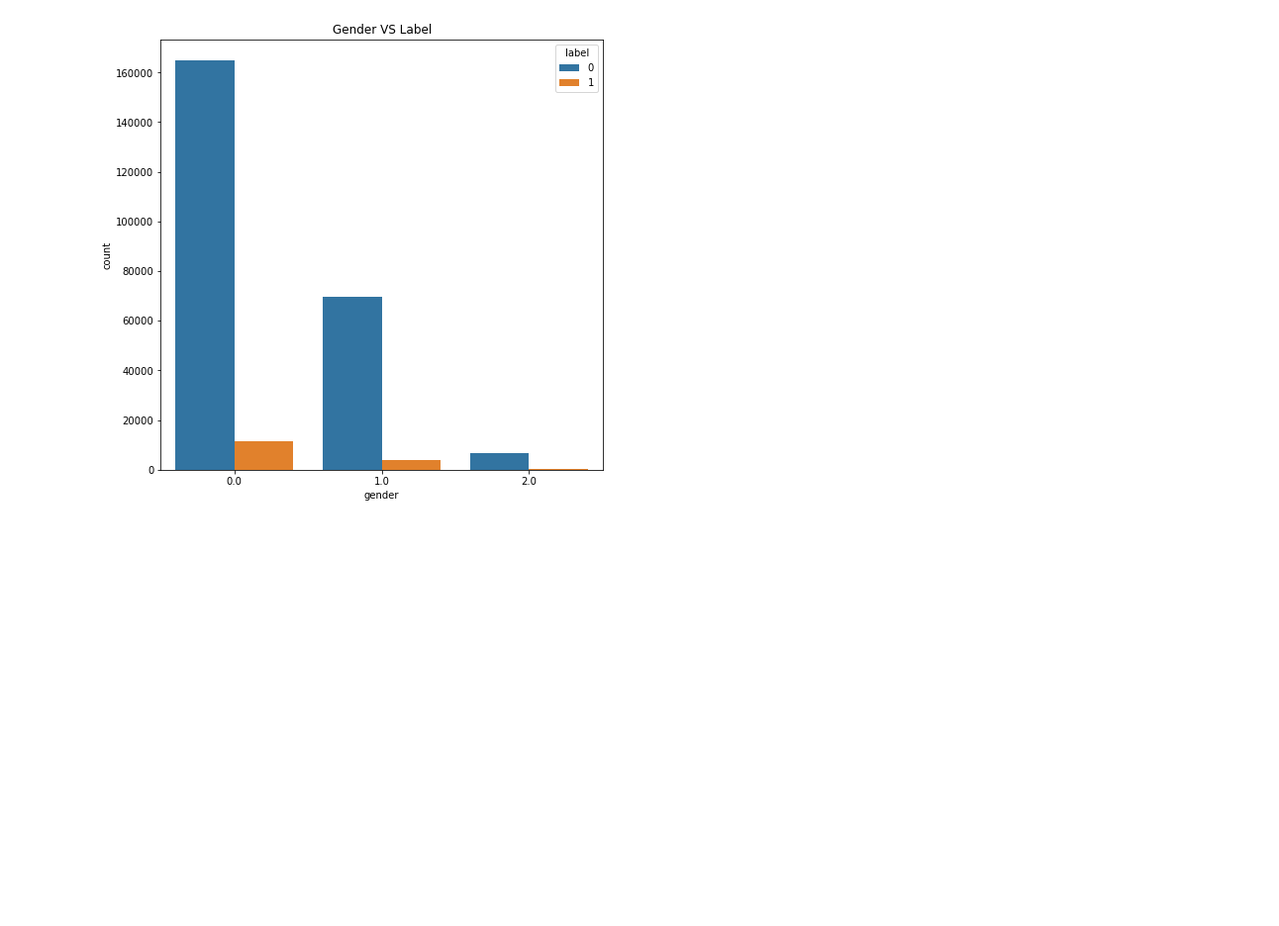
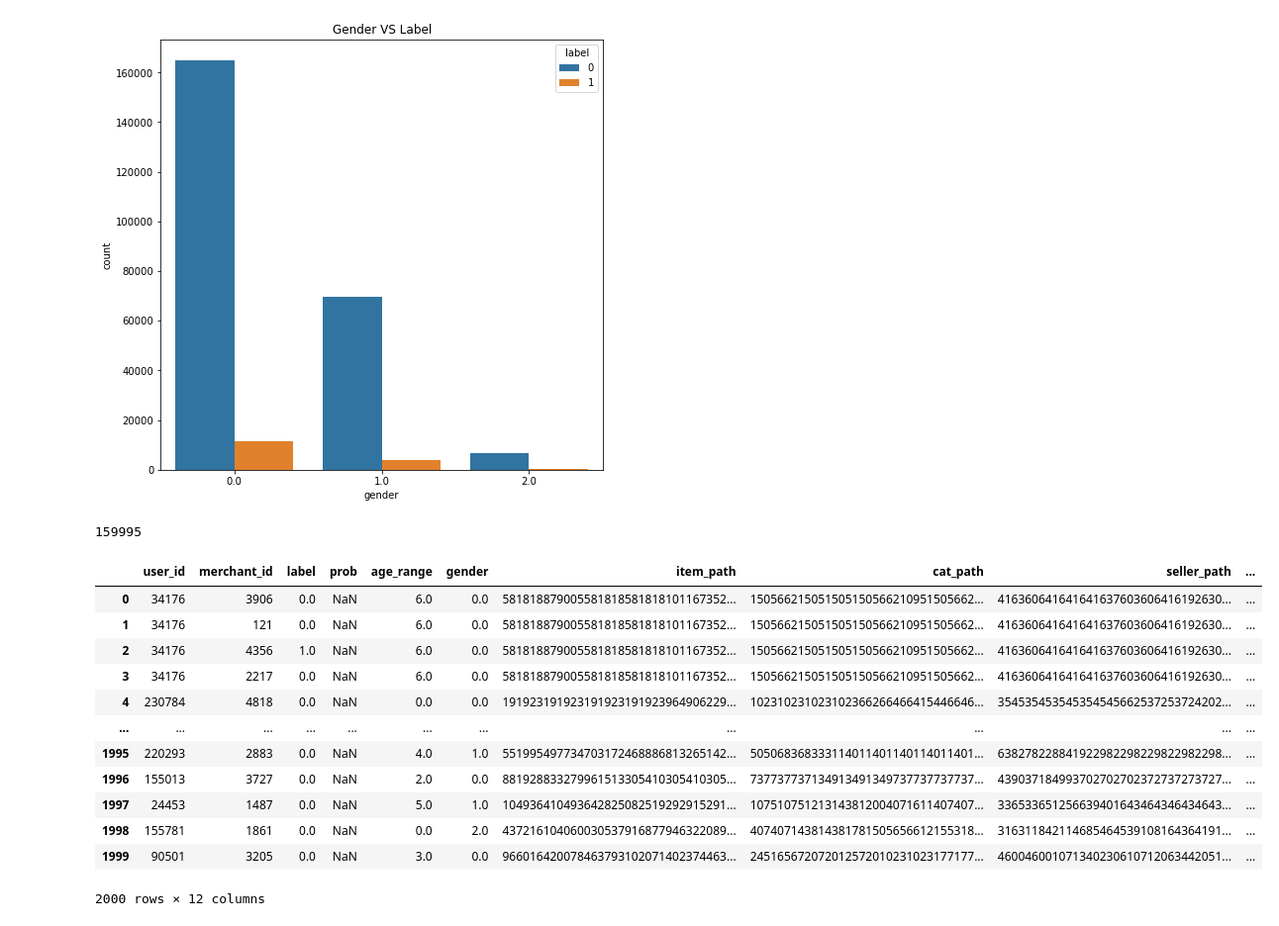
Before and after one commit to qbzn-w/data_competition, a Jupyter notebook: 阿里天池_天猫用户重复购买预测/code/code.ipynb, the cells around one changed output. Shown at 99% size. Drawn from its saved outputs; the diff is of its cells as text; code cells hidden in the pictures; blank space fills up the shorter version.

```diff
--- a/阿里天池_天猫用户重复购买预测/code/code.ipynb
+++ b/阿里天池_天猫用户重复购买预测/code/code.ipynb
@@ -231,0 +242,39 @@ for p in ax.patches:
+# %%
+#读取数据集
+test_data=pd.read_csv("../data/test_format1.csv")
+train_data=pd.read_csv("../data/train_format1.csv")
+user_info=pd.read_csv("../data/user_info_format1.csv")
+user_log=pd.read_csv("../data/user_log_format1.csv")
+all_data=train_data.append(test_data)
+all_data=all_data.merge(user_info,on=['user_id'],how='left')
+del train_data,test_data,user_info
+gc.collect()
+# %% [output]
+159995
+# %%
+user_log=user_log.sort_values(['user_id','time_stamp'])
+# %%
+list_join_func=lambda x : "".join([str(i) for i in x])
+agg_dict={
+    'item_id':list_join_func,
+    "cat_id":list_join_func,
+    "seller_id":list_join_func,
+    "brand_id":list_join_func,
+    "time_stamp":list_join_func,
+    "action_type":list_join_func
+
+}
+rename_dict={
+    'item_id':'item_path',
+    "cat_id":"cat_path",
+    "seller_id":"seller_path",
+    "brand_id":"brand_path",
+    "time_stamp":"time_stamp_path",
+    "action_type":"action_type_path"
+}
+
+def merge_list(df_ID,join_columns,df_data,agg_dict,rename_dict):
+    df_data=df_data.groupby(join_columns).agg(agg_dict).reset_index().rename(columns=rename_dict)
+    df_ID=df_ID.merge(df_data,on=join_columns,how='left')
+    return df_ID
+all_data=merge_list(all_data,'user_id',user_log,agg_dict,rename_dict)
@@ -231,0 +349,18 @@ for p in ax.patches:
+# %%
+#  提取统计特征
+all_data_test=all_data.head(2000)
+all_data_test
+# %% [output]
+|  | user_id | merchant_id | label | prob | age_range | gender | item_path | cat_path | seller_path | ... |
+| 0 | 34176 | 3906 | 0.0 | NaN | 6.0 | 0.0 | 581818879005581818581818101167352... | 150566215051505150566210951505662... | 416360641641641637603606416192630... | ... |
+| 1 | 34176 | 121 | 0.0 | NaN | 6.0 | 0.0 | 581818879005581818581818101167352... | 150566215051505150566210951505662... | 416360641641641637603606416192630... | ... |
+| 2 | 34176 | 4356 | 1.0 | NaN | 6.0 | 0.0 | 581818879005581818581818101167352... | 150566215051505150566210951505662... | 416360641641641637603606416192630... | ... |
+| 3 | 34176 | 2217 | 0.0 | NaN | 6.0 | 0.0 | 581818879005581818581818101167352... | 150566215051505150566210951505662... | 416360641641641637603606416192630... | ... |
+| 4 | 230784 | 4818 | 0.0 | NaN | 0.0 | 0.0 | 191923191923191923191923964906229... | 102310231023102366266466415446646... | 354535453545354545662537253724202... | ... |
+| ... | ... | ... | ... | ... | ... | ... | ... | ... | ... | ... |
+| 1995 | 220293 | 2883 | 0.0 | NaN | 4.0 | 1.0 | 551995497734703172468886813265142... | 505068368333114011401140114011401... | 638278228841922982298229822982298... | ... |
+| 1996 | 155013 | 3727 | 0.0 | NaN | 2.0 | 0.0 | 881928833279961513305410305410305... | 737737737134913491349737737737737... | 439037184993702702702372737273727... | ... |
+| 1997 | 24453 | 1487 | 0.0 | NaN | 5.0 | 1.0 | 104936410493642825082519292915291... | 107510751213143812004071611407407... | 336533651256639401643464346434643... | ... |
+| 1998 | 155781 | 1861 | 0.0 | NaN | 0.0 | 2.0 | 437216104060030537916877946322089... | 407407143814381781505656612155318... | 316311842114685464539108164364191... | ... |
+| 1999 | 90501 | 3205 | 0.0 | NaN | 3.0 | 0.0 | 966016420078463793102071402374463... | 245165672072012572010231023177177... | 460046001071340230610712063442051... | ... |
+2000 rows × 12 columns
```
Also changed, not shown: parts of 2 cells of this notebook.
